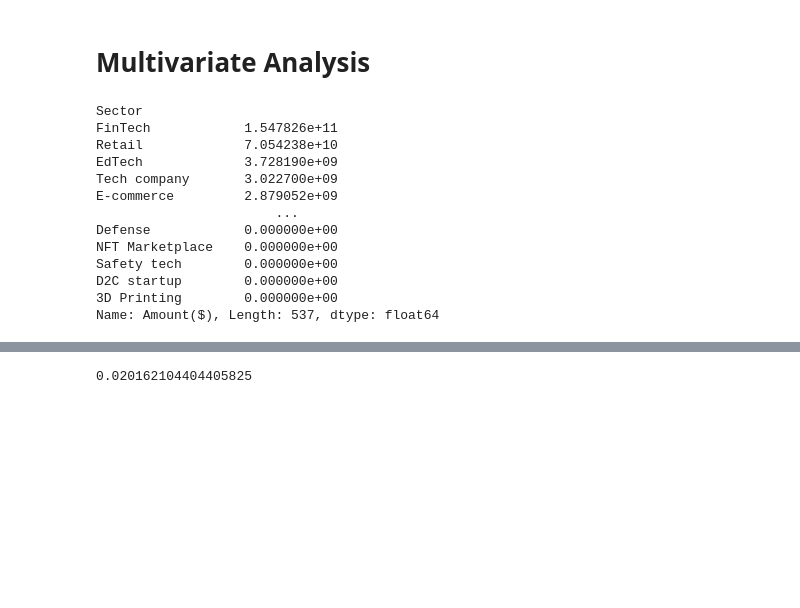
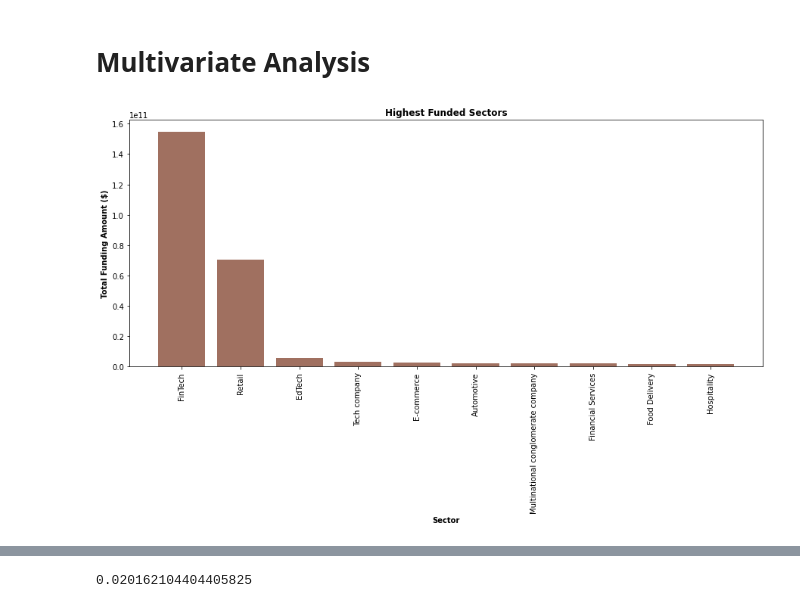
Before and after one commit to KilangoFaith/Indian_Start-Up_Business-Analysis, a Jupyter notebook: Indian_start-up_Analysis.ipynb, the cells around one changed output, grey strips where cells are left out. Saved outputs shown, nothing was run; the diff lists cells and outputs as text; code cells hidden in the pictures; blank space fills up the shorter version.

```diff
--- a/Indian_start-up_Analysis.ipynb
+++ b/Indian_start-up_Analysis.ipynb
@@ -839,27 +843,28 @@ outliers.head(10)
 # %%
 # Which industry/Sector receives the highest funding?
 #group by sector counts
 sect_grpng =Ind_funddf.groupby('Sector').sum()
 sect_grpng
 
 # group by sector count and amount
-hghst_fndd_sect = sect_grpng['Amount($)'].sort_values(ascending=False)
+hghst_fndd_sect = sect_grpng['Amount($)'].sort_values(ascending=False).head(10)
 #.idxmax()
 hghst_fndd_sect
+
+#Plotting the result in a bar chart
+plt.figure(figsize=(15,6))
+
+plt.bar(hghst_fndd_sect.index, hghst_fndd_sect.values, color = '#A07060')
+
+plt.xticks(rotation=90) # rotate x-axis labels if needed
+
+plt.xlabel('Sector',fontweight = 'bold')
+plt.ylabel('Total Funding Amount ($)', fontweight = 'bold')
+plt.title('Highest Funded Sectors', fontweight = 'bold')
+
+plt.show()
 # %% [output]
-Sector
-FinTech            1.547826e+11
-Retail             7.054238e+10
-EdTech             3.728190e+09
-Tech company       3.022700e+09
-E-commerce         2.879052e+09
-                       ...
-Defense            0.000000e+00
-NFT Marketplace    0.000000e+00
-Safety tech        0.000000e+00
-D2C startup        0.000000e+00
-3D Printing        0.000000e+00
-Name: Amount($), Length: 537, dtype: float64
+[figure, added]
 # %%
 #
 # create a function for calculating the age of the company
```
Also changed, not shown: parts of 14 cells of this notebook.
